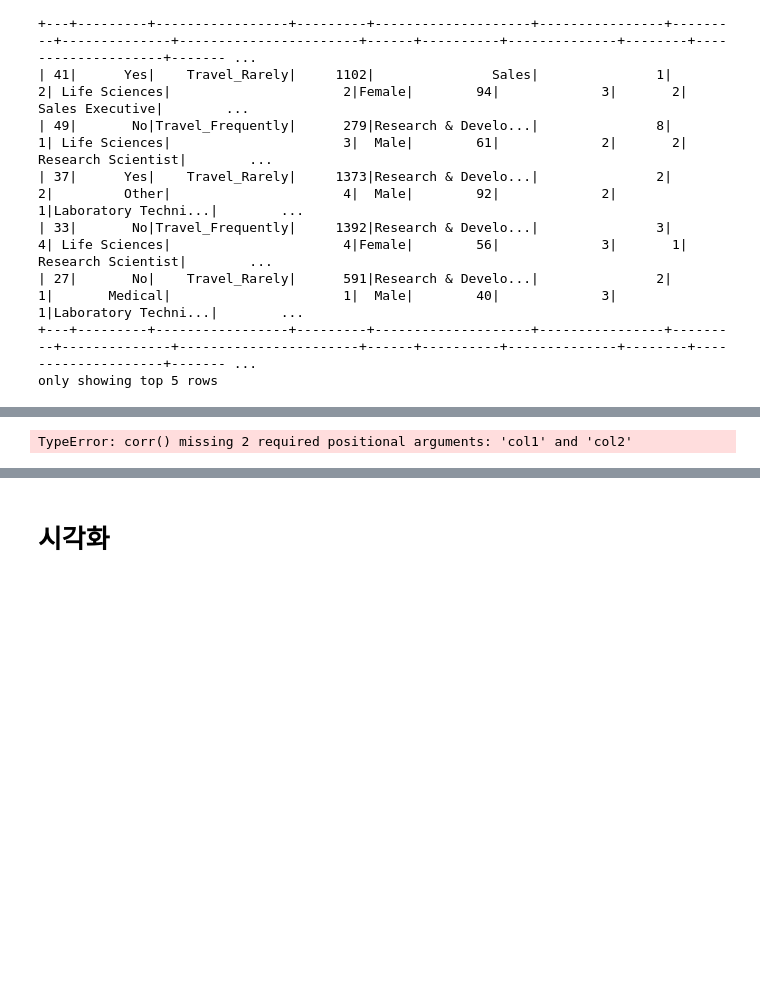
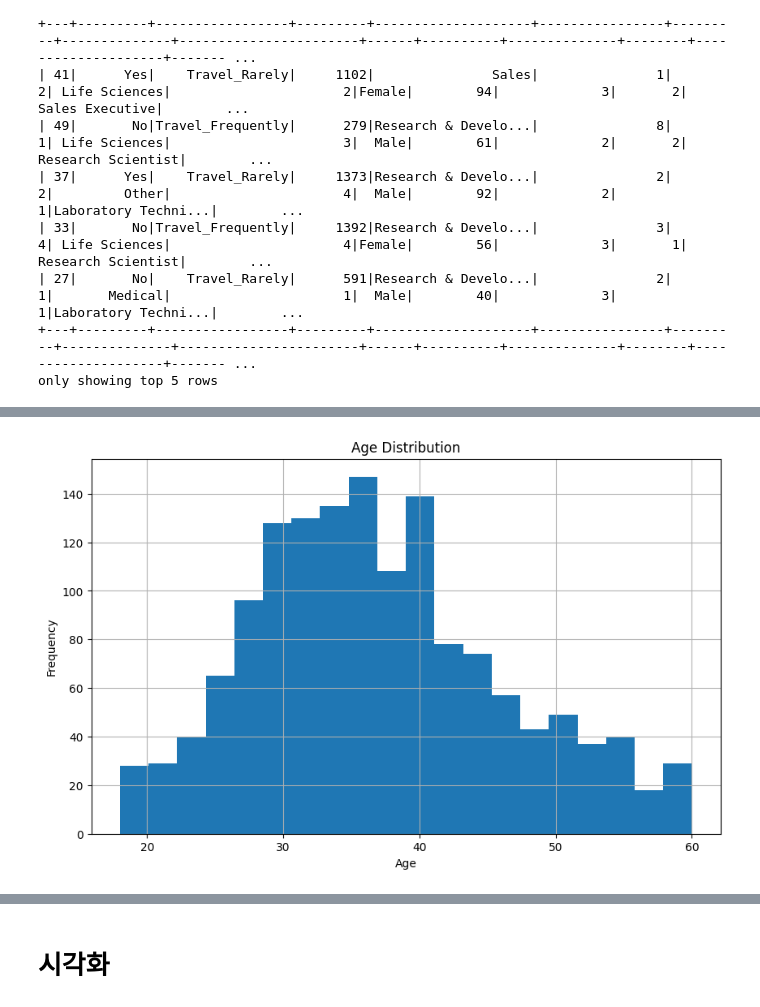
Before and after one commit to selina7704/AWS_Spark, a Jupyter notebook: Spark_project.ipynb, the cells around one changed output, grey strips where cells are left out. Saved outputs shown, nothing was run; the diff lists cells and outputs as text; code cells hidden in the pictures; blank space fills up the shorter version.

```diff
--- a/Spark_project.ipynb
+++ b/Spark_project.ipynb
@@ -196,6 +297,20 @@ only showing top 20 rows
+# %%
+# 수치형 변수에 대한 히스토그램을 통해 분포 확인 (단, PySpark는 matplotlib을 사용하여 시각화를 하기에 pandas로 변환 후 시각화 가능)
+pandas_df = df.select('Age', 'DailyRate', 'DistanceFromHome', 'MonthlyIncome').toPandas()
+# %%
+import matplotlib.pyplot as plt
+
+# Age 분포 히스토그램
+plt.figure(figsize=(10, 6))
+pandas_df['Age'].hist(bins=20)
+plt.title('Age Distribution')
+plt.xlabel('Age')
+plt.ylabel('Frequency')
+plt.show()
+# %% [output]
+[figure, added]
 # %%
 # 상관관계 분석 (Numeric 컬럼에 대해)
 numeric_cols = ["Age", "DailyRate", "DistanceFromHome", "HourlyRate", "MonthlyIncome"]
-df.select(numeric_cols).corr()
+corr_matrix = df.select(numeric_cols).corr()
+corr_matrix.show()
-# %% [output]
-TypeError: corr() missing 2 required positional arguments: 'col1' and 'col2'
```
Also changed, not shown: parts of 27 cells of this notebook.
